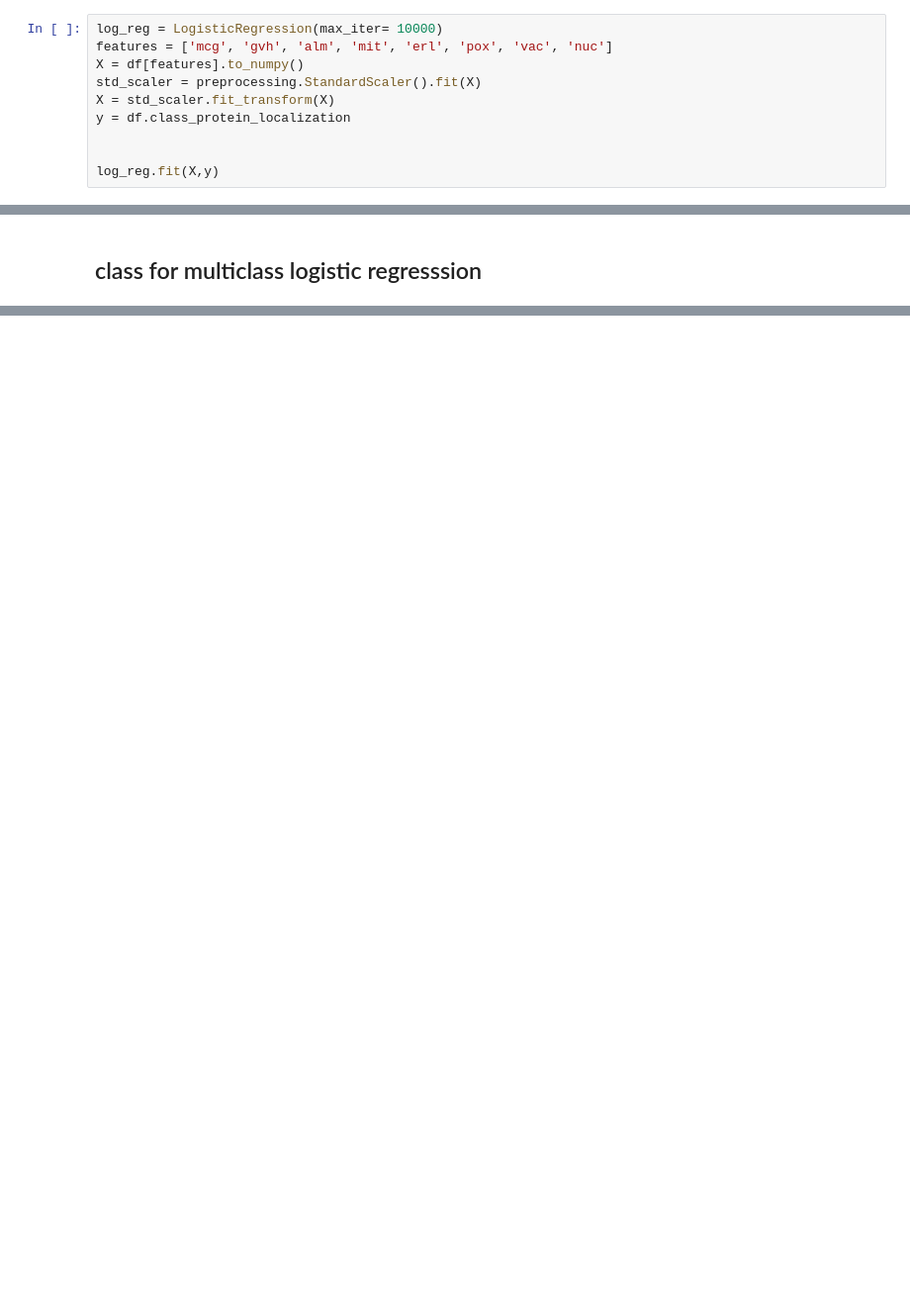
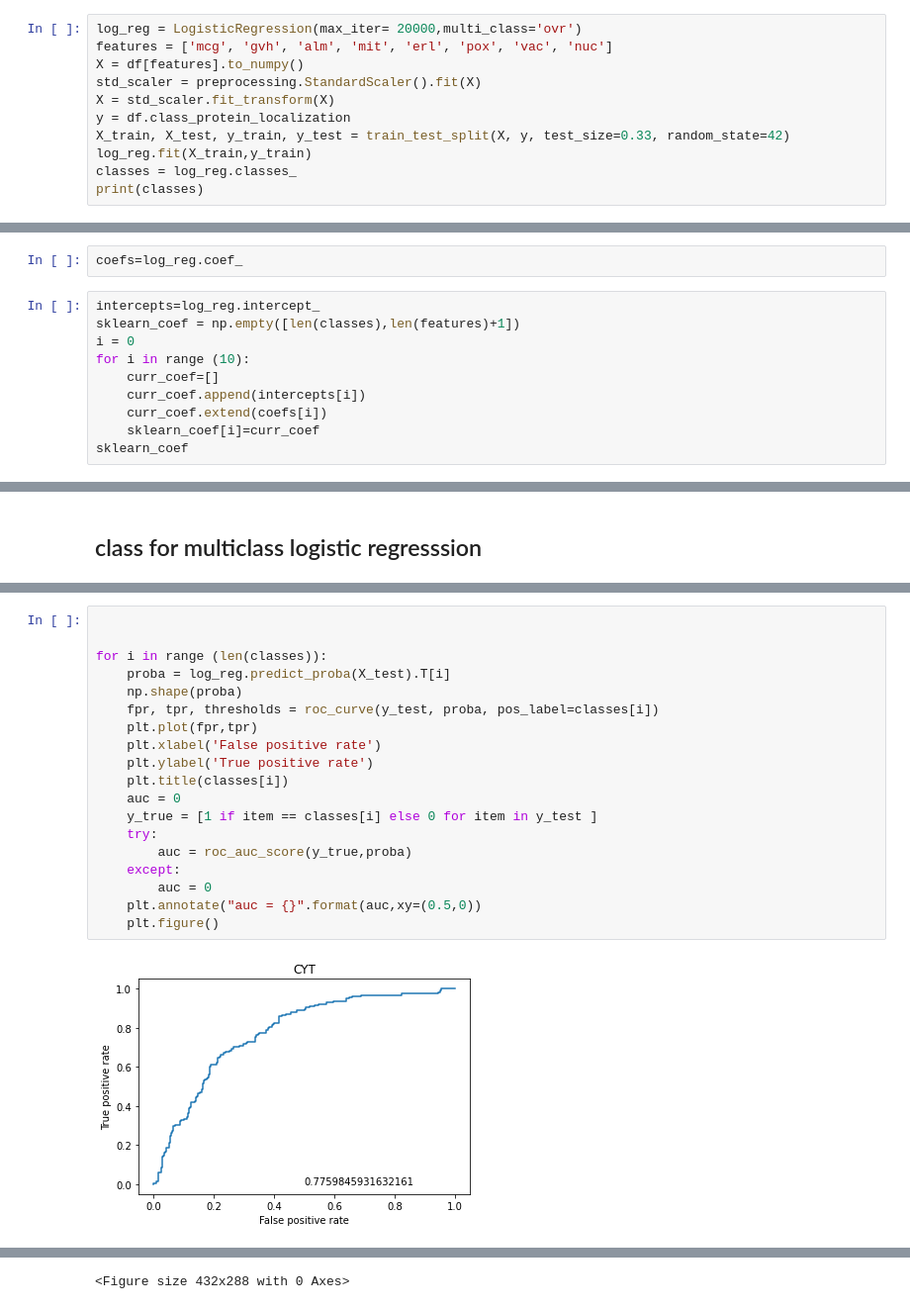
Before and after one commit to ShimaaBetah/Methods-Of-Statistical-Analysis, a Jupyter notebook: logistic-regression/LogisticRegression.ipynb, the cells around one changed output, grey strips where cells are left out. Shown at 99% size. Drawn from its saved outputs; the diff is of its cells as text; blank space fills up the shorter version.

```diff
--- a/logistic-regression/LogisticRegression.ipynb
+++ b/logistic-regression/LogisticRegression.ipynb
@@ -22,13 +23,14 @@ df.head()
 | 3 | 0.58 | 0.44 | 0.57 | 0.13 | 0.5 | 0.0 | 0.54 | 0.22 | NUC |
 | 4 | 0.42 | 0.44 | 0.48 | 0.54 | 0.5 | 0.0 | 0.48 | 0.22 | MIT |
 # %%
-log_reg = LogisticRegression(max_iter= 10000)
+log_reg = LogisticRegression(max_iter= 20000,multi_class='ovr')
 features = ['mcg', 'gvh', 'alm', 'mit', 'erl', 'pox', 'vac', 'nuc']
 X = df[features].to_numpy()
 std_scaler = preprocessing.StandardScaler().fit(X)
 X = std_scaler.fit_transform(X)
 y = df.class_protein_localization
-
-
-log_reg.fit(X,y)
+X_train, X_test, y_train, y_test = train_test_split(X, y, test_size=0.33, random_state=42)
+log_reg.fit(X_train,y_train)
+classes = log_reg.classes_
+print(classes)
 # %% [output]
@@ -60,0 +38,12 @@ array([ 3.94439737, -7.14335468, -1.40500068, -3.75474838, -0.11245909,
+# %%
+coefs=log_reg.coef_
+# %%
+intercepts=log_reg.intercept_
+sklearn_coef = np.empty([len(classes),len(features)+1])
+i = 0
+for i in range (10):
+    curr_coef=[]
+    curr_coef.append(intercepts[i])
+    curr_coef.extend(coefs[i])
+    sklearn_coef[i]=curr_coef
+sklearn_coef
@@ -167,0 +217,21 @@ my_model.get_score(my_model.predict(X))
+# %%
+
+
+for i in range (len(classes)):
+    proba = log_reg.predict_proba(X_test).T[i]
+    np.shape(proba)
+    fpr, tpr, thresholds = roc_curve(y_test, proba, pos_label=classes[i])
+    plt.plot(fpr,tpr)
+    plt.xlabel('False positive rate')
+    plt.ylabel('True positive rate')
+    plt.title(classes[i])
+    auc = 0
+    y_true = [1 if item == classes[i] else 0 for item in y_test ]
+    try:
+        auc = roc_auc_score(y_true,proba)
+    except:
+        auc = 0
+    plt.annotate("auc = {}".format(auc,xy=(0.5,0))
+    plt.figure()
+# %% [output]
+[figure, added]
@@ -167,0 +247 @@ my_model.get_score(my_model.predict(X))
+<Figure size 432x288 with 0 Axes>
```
Also changed, not shown: parts of 20 cells of this notebook.
